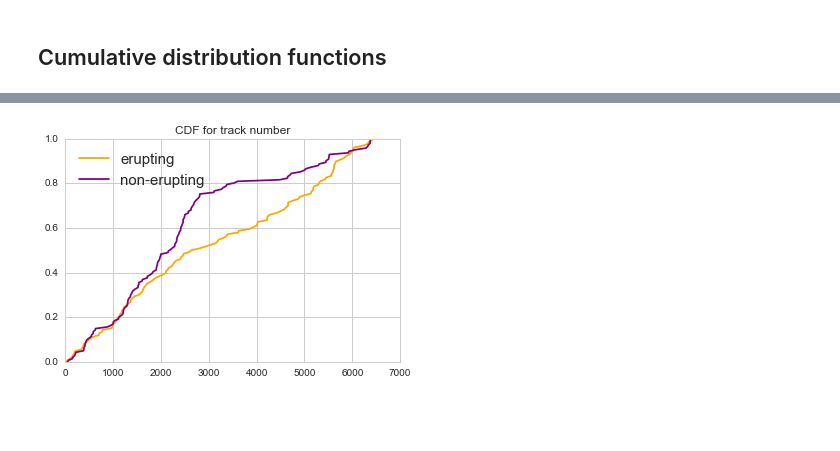
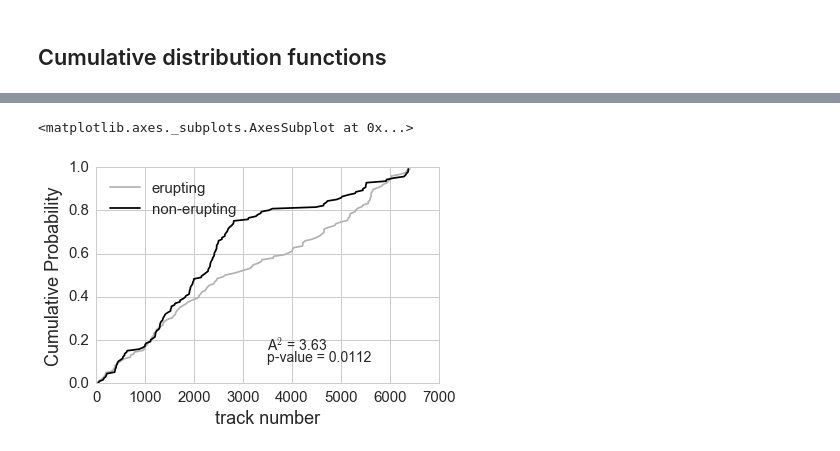
Before and after one commit to Nschanche/Filament_tracking, a Jupyter notebook: Filament_statistics_final.ipynb, the cells around one changed output, grey strips where cells are left out. Cells and saved outputs as stored; diff of their text form; code cells hidden in the pictures; blank space fills up the shorter version.

```diff
--- a/Filament_statistics_final.ipynb
+++ b/Filament_statistics_final.ipynb
@@ -15,3 +15,6 @@ from matplotlib import pyplot as plt
 from mpl_toolkits.mplot3d import Axes3D
 from sklearn import datasets
 from sklearn import linear_model
+from matplotlib import rcParams
+import pickle
+rcParams.update({'figure.autolayout': True})
@@ -441,11 +808,28 @@ plt.show()
 # %%
-def cumulativedistribution(eruptingdata, noneruptingdata,feature):
+def cumulativedistribution(eruptingdata, noneruptingdata,feature,xlabel, ax, xlims, ylims):
     sorted_val=np.sort(eruptingdata.tolist())
     yvals=np.arange(len(sorted_val))/float(len(sorted_val))
-    erupt_cdf = plt.plot( sorted_val, yvals,color='orange', label='erupting')
+    #ax = fig.add_axes([0,0,1,1])
+    erupt_cdf = ax.plot( sorted_val, yvals,color='0.7', label='erupting')
+
+    pvalue = ad_siglevel_series[feature]
+    Asquared = ad_stat_series[feature]
 
     sorted_val=np.sort(noneruptingdata.tolist())
     yvals=np.arange(len(sorted_val))/float(len(sorted_val))
-    non_cdf = plt.plot( sorted_val, yvals,color='purple' , label='non-erupting')
+    non_cdf = ax.plot( sorted_val, yvals,color='black' , label='non-erupting')
     plt.legend(loc='upper left', fontsize=15)
-    plt.title('CDF for %s'%feature)
+    #plt.title('CDF for %s'%feature)
+    plt.xlabel('%s' %xlabel, fontsize=18)
+    plt.ylabel('Cumulative Probability',fontsize=18)
+    plt.tick_params(axis='both', which='major', labelsize=15)
+    if feature == 'len_slope':
+        plt.text(0.5,0.1,'p-value = %.2g'%pvalue,fontsize=14,transform=ax.transAxes)
+    else:
+        plt.text(0.5,0.1,'p-value = %.3g'%pvalue,fontsize=14,transform=ax.transAxes)
+
+    plt.text(0.5,0.15,'A$^2$ = %.2f'%Asquared,fontsize=14,transform=ax.transAxes)
+
+    ax.set_xlim(xlims)
+    ax.set_ylim(ylims)
+    return ax
@@ -464,4 +864,9 @@ cumulativedistribution(erupting['avg_chirality'], non_erupting['avg_chirality'],
 # %%
-cumulativedistribution(erupting['Track No.'], non_erupting['Track No.'], 'track number')
+fig, ax = plt.subplots()
+xlims = (0, 7000)
+ylims = (0, 1)
+cumulativedistribution(erupting['Track No.'], non_erupting['Track No.'],'Track No.', 'track number',
+                      ax,xlims,ylims)
 # %% [output]
+<matplotlib.axes._subplots.AxesSubplot at 0x...>
-[figure, old version]
+[figure, new version]
```
Also changed, not shown: parts of 61 cells of this notebook, 3 other files.
